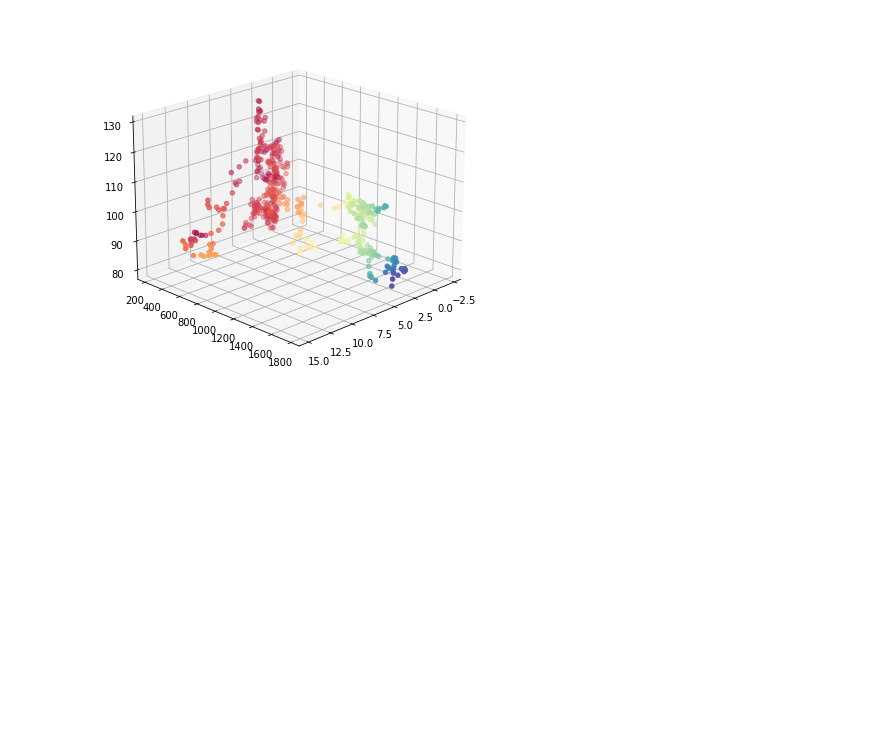
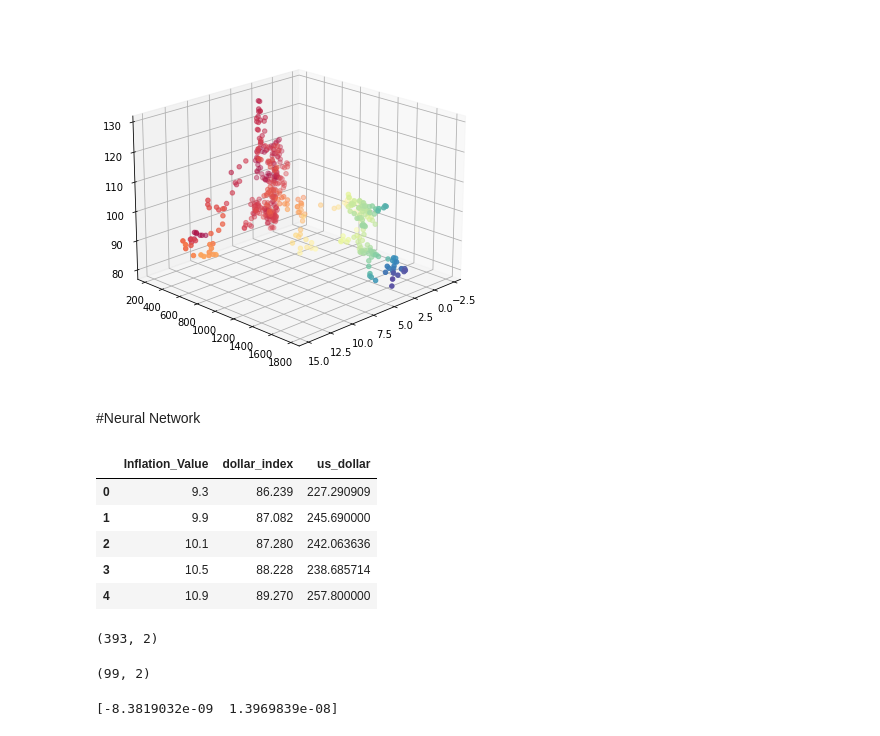
Before and after one commit to cjvilla/Gold-Projections, a Jupyter notebook: Code/em_gold_prediction.ipynb, the cells around one changed output. Drawn from its saved outputs; the diff is of its cells as text; code cells hidden in the pictures; blank space fills up the shorter version.

```diff
--- a/Code/em_gold_prediction.ipynb
+++ b/Code/em_gold_prediction.ipynb
@@ -241,3 +249,16 @@ from sklearn.preprocessing import StandardScaler
 X_scaler = StandardScaler().fit(X_train)
 y_scaler = StandardScaler().fit(y_train)
 z_scaler = StandardScaler().fit(z_train)
+# %% [markdown]
+#Neural Network
+# %%
+values = ["Inflation_Value","dollar_index","us_dollar"]
+gold_network_data = gold[["Inflation_Value","dollar_index","us_dollar"]]
+gold_network_data.head()
+# %% [output]
+|  | Inflation_Value | dollar_index | us_dollar |
+| 0 | 9.3 | 86.239 | 227.290909 |
+| 1 | 9.9 | 87.082 | 245.690000 |
+| 2 | 10.1 | 87.280 | 242.063636 |
+| 3 | 10.5 | 88.228 | 238.685714 |
+| 4 | 10.9 | 89.270 | 257.800000 |
@@ -243,0 +268,9 @@ z_scaler = StandardScaler().fit(z_train)
+# %%
+X_train, X_test, y_train, y_test = train_test_split(X, y, test_size=0.2, random_state=42)
+X_train.shape
+# %% [output]
+(393, 2)
+# %%
+X_test.shape
+# %% [output]
+(99, 2)
@@ -243,0 +289,4 @@ z_scaler = StandardScaler().fit(z_train)
+# %%
+print(normalizer.mean.numpy())
+# %% [output]
+[-8.3819032e-09  1.3969839e-08]
```
Also changed, not shown: parts of 16 cells of this notebook.
